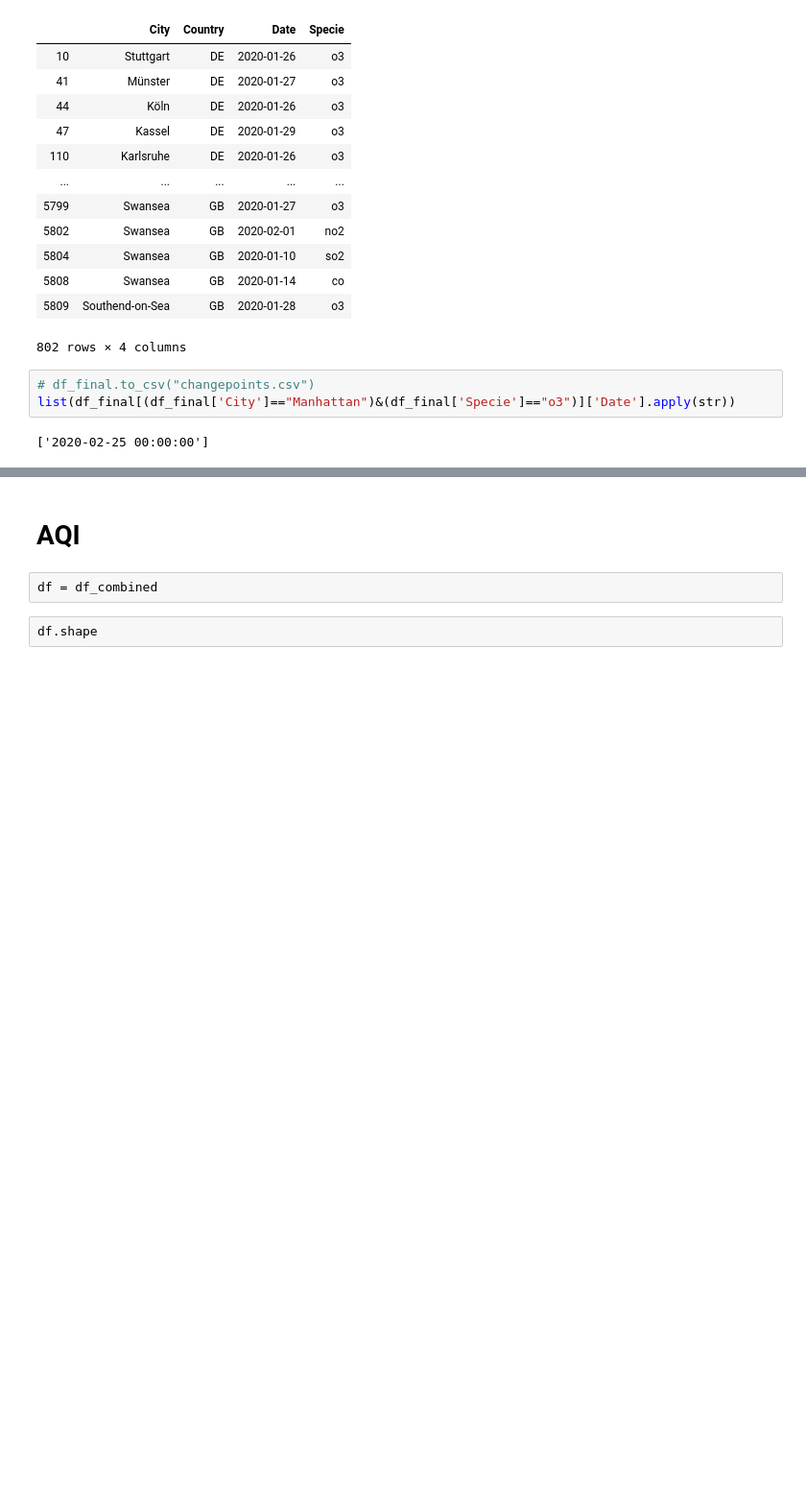
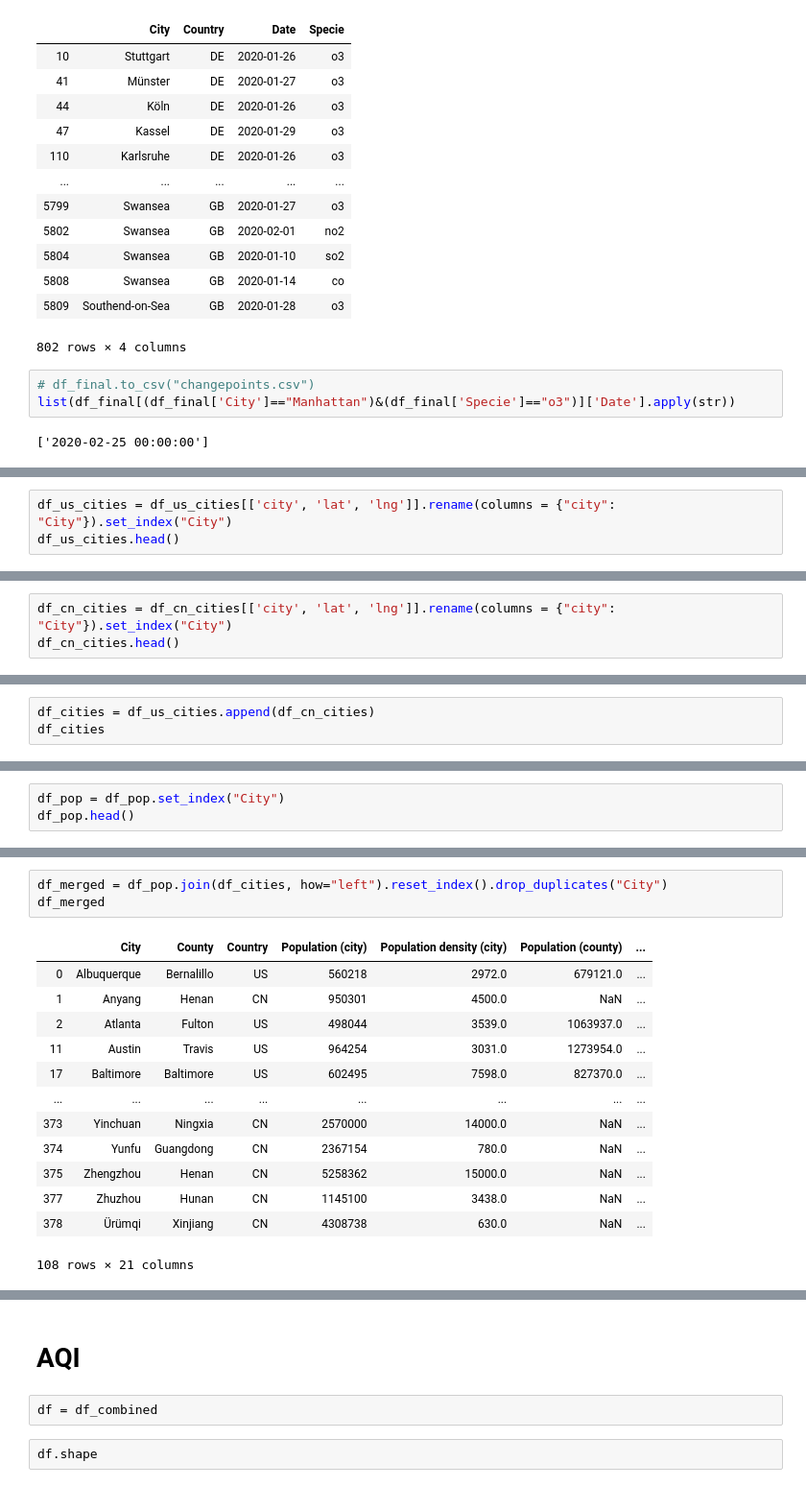
Before and after one commit to sherryxhu/Covid-Datafest-2020, a Jupyter notebook: EDA.ipynb, the cells around one changed output, grey strips where cells are left out. Shown at 96% size. Saved outputs shown, nothing was run; the diff lists cells and outputs as text; blank space fills up the shorter version.

```diff
--- a/EDA.ipynb
+++ b/EDA.ipynb
@@ -177,0 +184,3 @@ list(df_changepoint[(df_changepoint['City']==city)&(df_changepoint['Specie']==sp
+# %%
+df_us_cities = df_us_cities[['city', 'lat', 'lng']].rename(columns = {"city": "City"}).set_index("City")
+df_us_cities.head()
@@ -177,0 +195,3 @@ list(df_changepoint[(df_changepoint['City']==city)&(df_changepoint['Specie']==sp
+# %%
+df_cn_cities = df_cn_cities[['city', 'lat', 'lng']].rename(columns = {"city": "City"}).set_index("City")
+df_cn_cities.head()
@@ -177,0 +206,3 @@ list(df_changepoint[(df_changepoint['City']==city)&(df_changepoint['Specie']==sp
+# %%
+df_cities = df_us_cities.append(df_cn_cities)
+df_cities
@@ -177,0 +224,3 @@ list(df_changepoint[(df_changepoint['City']==city)&(df_changepoint['Specie']==sp
+# %%
+df_pop = df_pop.set_index("City")
+df_pop.head()
@@ -177,0 +235,17 @@ list(df_changepoint[(df_changepoint['City']==city)&(df_changepoint['Specie']==sp
+# %%
+df_merged = df_pop.join(df_cities, how="left").reset_index().drop_duplicates("City")
+df_merged
+# %% [output]
+|  | City | County | Country | Population (city) | Population density (city) | Population (county) | ... |
+| 0 | Albuquerque | Bernalillo | US | 560218 | 2972.0 | 679121.0 | ... |
+| 1 | Anyang | Henan | CN | 950301 | 4500.0 | NaN | ... |
+| 2 | Atlanta | Fulton | US | 498044 | 3539.0 | 1063937.0 | ... |
+| 11 | Austin | Travis | US | 964254 | 3031.0 | 1273954.0 | ... |
+| 17 | Baltimore | Baltimore | US | 602495 | 7598.0 | 827370.0 | ... |
+| ... | ... | ... | ... | ... | ... | ... | ... |
+| 373 | Yinchuan | Ningxia | CN | 2570000 | 14000.0 | NaN | ... |
+| 374 | Yunfu | Guangdong | CN | 2367154 | 780.0 | NaN | ... |
+| 375 | Zhengzhou | Henan | CN | 5258362 | 15000.0 | NaN | ... |
+| 377 | Zhuzhou | Hunan | CN | 1145100 | 3438.0 | NaN | ... |
+| 378 | Ürümqi | Xinjiang | CN | 4308738 | 630.0 | NaN | ... |
+108 rows × 21 columns
```
Also changed, not shown: parts of 19 cells of this notebook, 7 other files.
